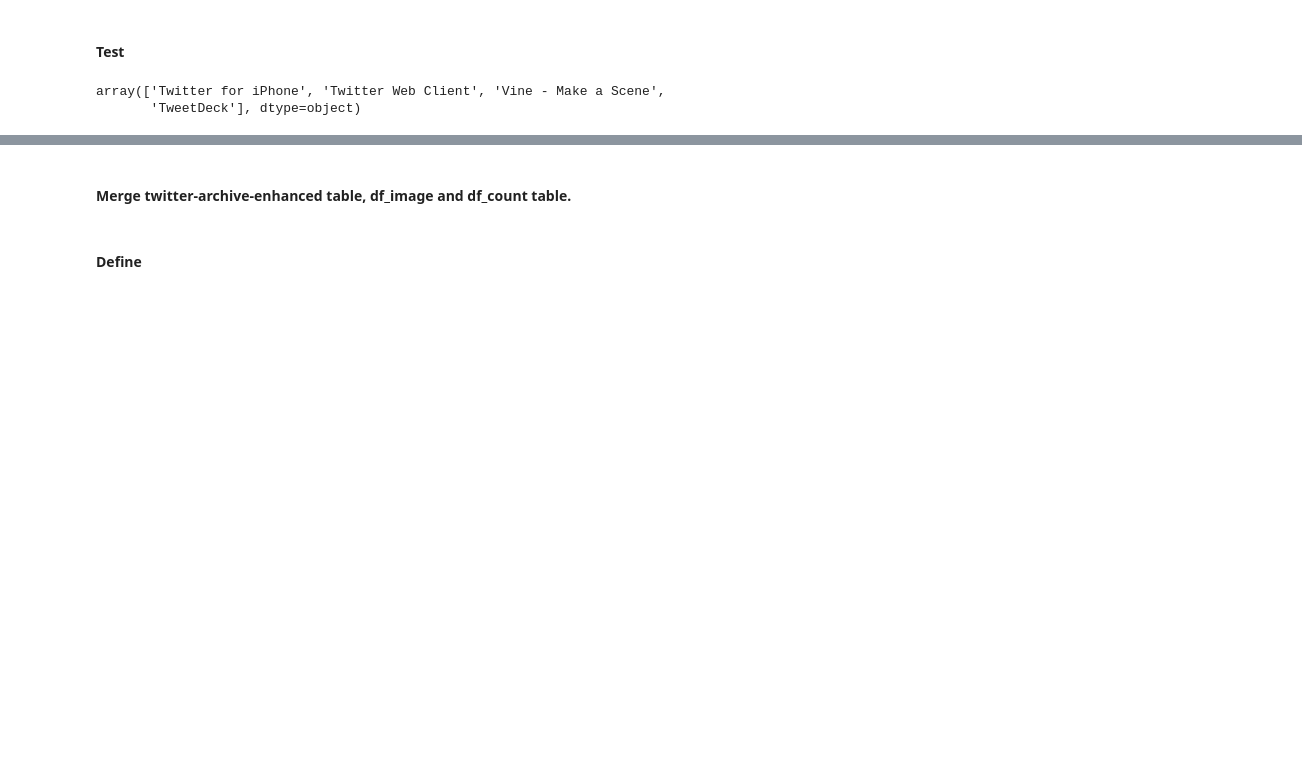
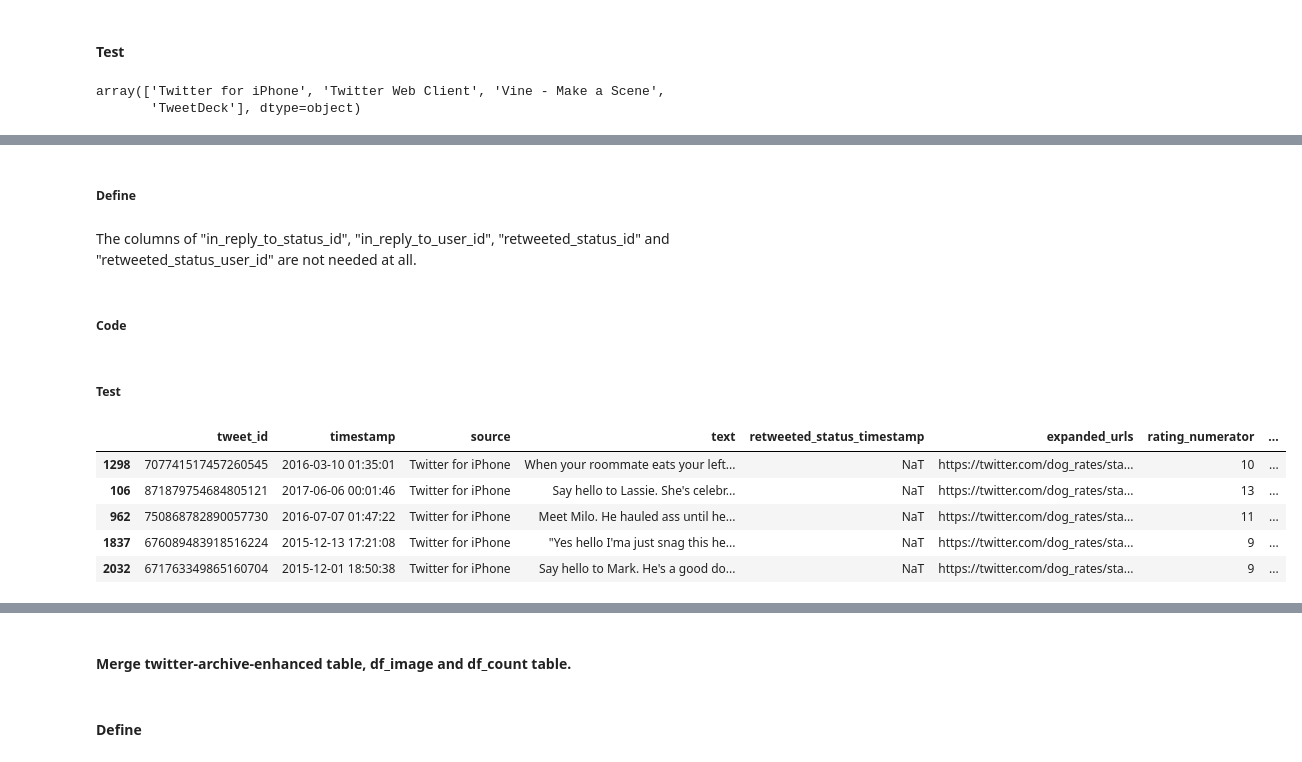
Before and after one commit to RawSharkYu/Data-Wrangling-Uda-Pj3, a Jupyter notebook: wrangle_act_final.ipynb, the cells around one changed output, grey strips where cells are left out. Cells and saved outputs as stored; diff of their text form; code cells hidden in the pictures; blank space fills up the shorter version.

```diff
--- a/wrangle_act_final.ipynb
+++ b/wrangle_act_final.ipynb
@@ -917,0 +729,20 @@ array(['Twitter for iPhone', 'Twitter Web Client', 'Vine - Make a Scene',
+# %% [markdown]
+##### Define
+# %% [markdown]
+The columns of "in_reply_to_status_id", "in_reply_to_user_id", "retweeted_status_id" and "retweeted_status_user_id" are not needed at all.
+# %% [markdown]
+##### Code
+# %%
+df_archive_clean = df_archive_clean.drop(["in_reply_to_status_id", "in_reply_to_user_id",
+                                          "retweeted_status_id","retweeted_status_user_id"],axis="columns")
+# %% [markdown]
+##### Test
+# %%
+df_archive_clean.sample(5)
+# %% [output]
+|  | tweet_id | timestamp | source | text | retweeted_status_timestamp | expanded_urls | rating_numerator | ... |
+| 1298 | 707741517457260545 | 2016-03-10 01:35:01 | Twitter for iPhone | When your roommate eats your left... | NaT | https://twitter.com/dog_rates/sta... | 10 | ... |
+| 106 | 871879754684805121 | 2017-06-06 00:01:46 | Twitter for iPhone | Say hello to Lassie. She's celebr... | NaT | https://twitter.com/dog_rates/sta... | 13 | ... |
+| 962 | 750868782890057730 | 2016-07-07 01:47:22 | Twitter for iPhone | Meet Milo. He hauled ass until he... | NaT | https://twitter.com/dog_rates/sta... | 11 | ... |
+| 1837 | 676089483918516224 | 2015-12-13 17:21:08 | Twitter for iPhone | "Yes hello I'ma just snag this he... | NaT | https://twitter.com/dog_rates/sta... | 9 | ... |
+| 2032 | 671763349865160704 | 2015-12-01 18:50:38 | Twitter for iPhone | Say hello to Mark. He's a good do... | NaT | https://twitter.com/dog_rates/sta... | 9 | ... |
```
Also changed, not shown: parts of 48 cells of this notebook, 3 other files.
